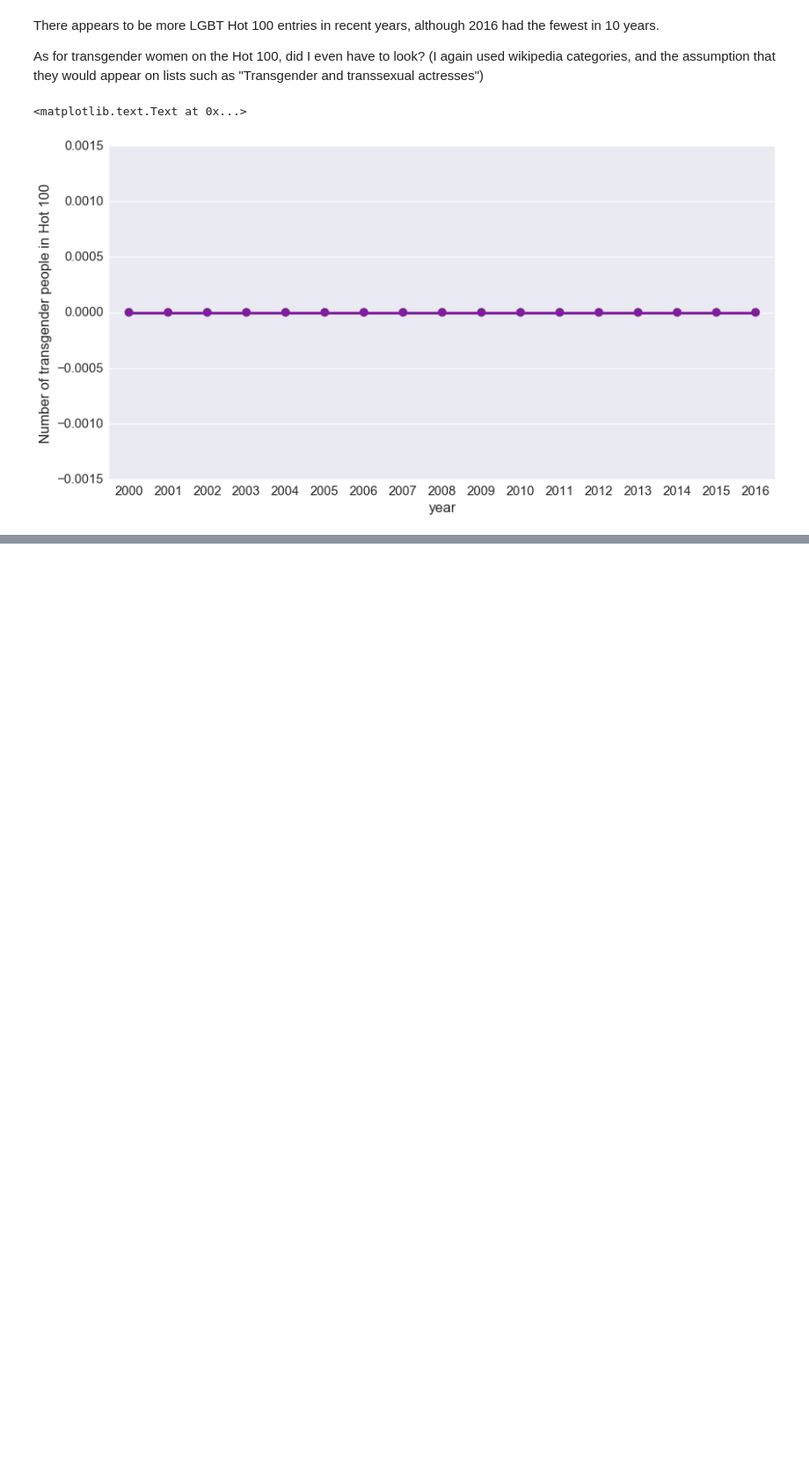
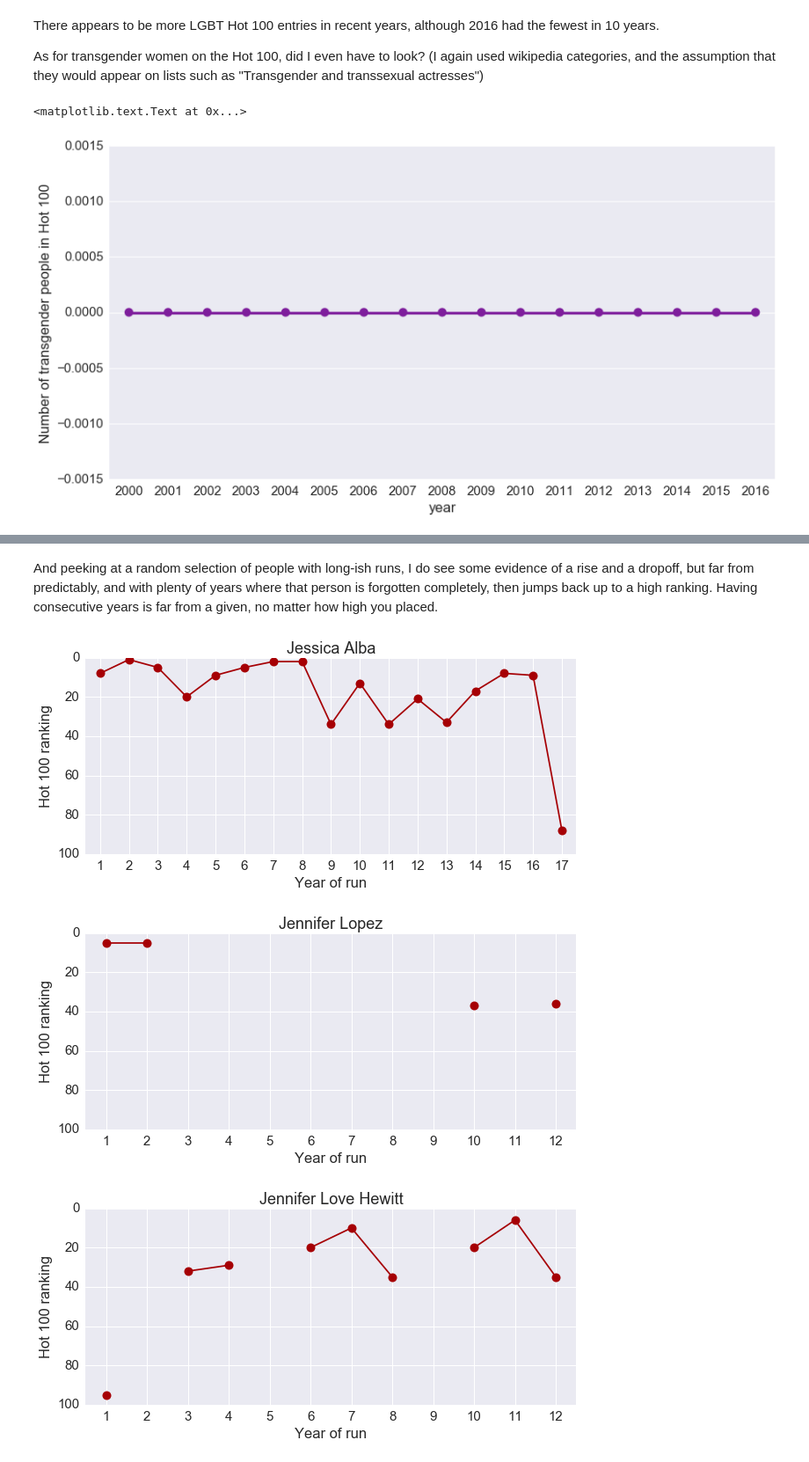
Before and after one commit to drsaunders/MaximHot100, a Jupyter notebook: hot100.ipynb, the cells around one changed output, grey strips where cells are left out. Shown at 88% size. Drawn from its saved outputs; the diff is of its cells as text; code cells hidden in the pictures; blank space fills up the shorter version.

```diff
--- a/hot100.ipynb
+++ b/hot100.ipynb
@@ -397,0 +435,12 @@ plt.ylabel('Number of transgender people in Hot 100')
+# %% [markdown]
+And peeking at a random selection of people with long-ish runs, I do see some evidence of a rise and a dropoff, but far from predictably, and with plenty of years where that person is forgotten completely, then jumps back up to a high ranking. Having consecutive years is far from a given, no matter how high you placed.
+# %%
+plot_trajectory('Jessica Alba', by_year_of_run, start_year)
+plot_trajectory('Jennifer Lopez', by_year_of_run, start_year)
+plot_trajectory('Jennifer Love Hewitt', by_year_of_run, start_year)
+plot_trajectory('Zoe Saldana', by_year_of_run, start_year)
+plot_trajectory('Milla Jovovich', by_year_of_run, start_year)
+# %% [output]
+[figure, added]
+[figure, added]
+[figure, added]
```
Also changed, not shown: parts of 24 cells of this notebook, 4 other files.
